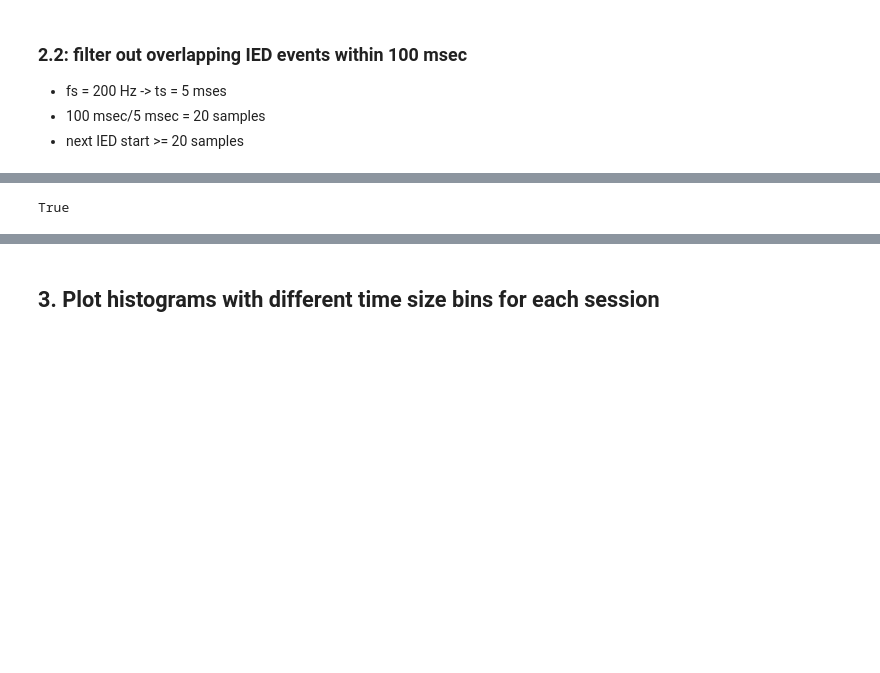
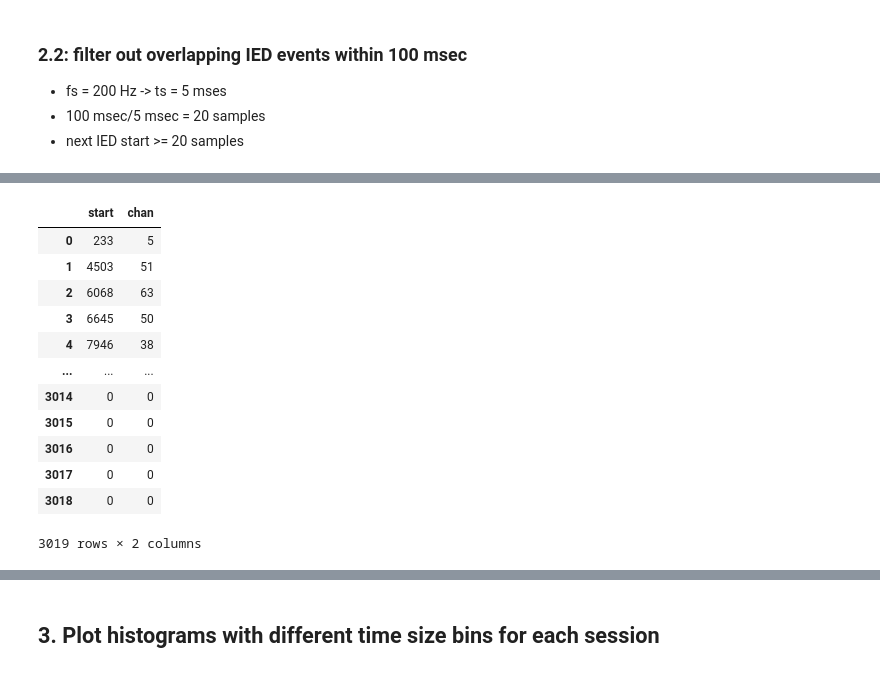
Before and after one commit to Simurgh818/IED_distributions, a Jupyter notebook: IED_distributions.ipynb, the cells around one changed output, grey strips where cells are left out. Drawn from its saved outputs; the diff is of its cells as text; code cells hidden in the pictures; blank space fills up the shorter version.

```diff
--- a/IED_distributions.ipynb
+++ b/IED_distributions.ipynb
@@ -196,4 +193,17 @@ array([[ 233,    5],
 # %%
-(int(session_df_tp_st.loc[2, 'start']) >= int(session_df_tp_st.loc[2-1, 'start']+20))
+true_IEDs_df = pd.DataFrame(true_IEDs,columns=['start','chan'])
+true_IEDs_df
 # %% [output]
+|  | start | chan |
+| 0 | 233 | 5 |
+| 1 | 4503 | 51 |
+| 2 | 6068 | 63 |
+| 3 | 6645 | 50 |
+| 4 | 7946 | 38 |
+| ... | ... | ... |
+| 3014 | 0 | 0 |
+| 3015 | 0 | 0 |
+| 3016 | 0 | 0 |
+| 3017 | 0 | 0 |
+| 3018 | 0 | 0 |
-True
+3019 rows × 2 columns
```
Also changed, not shown: parts of 12 cells of this notebook.
